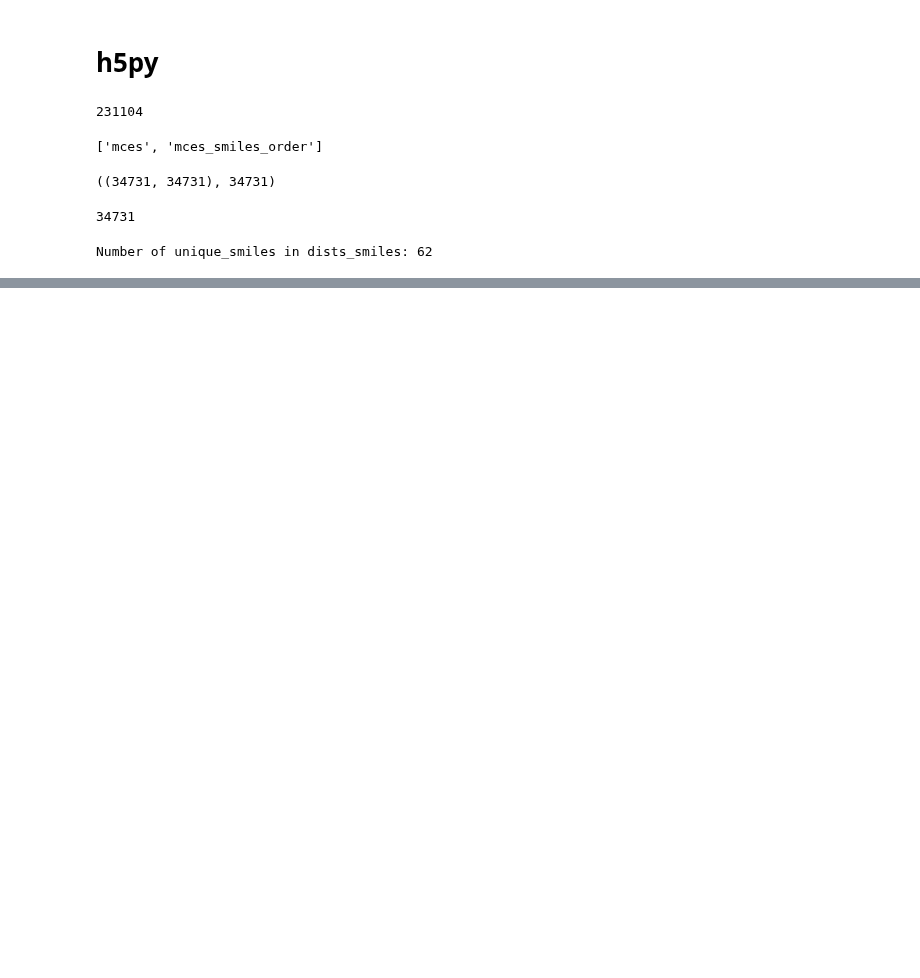
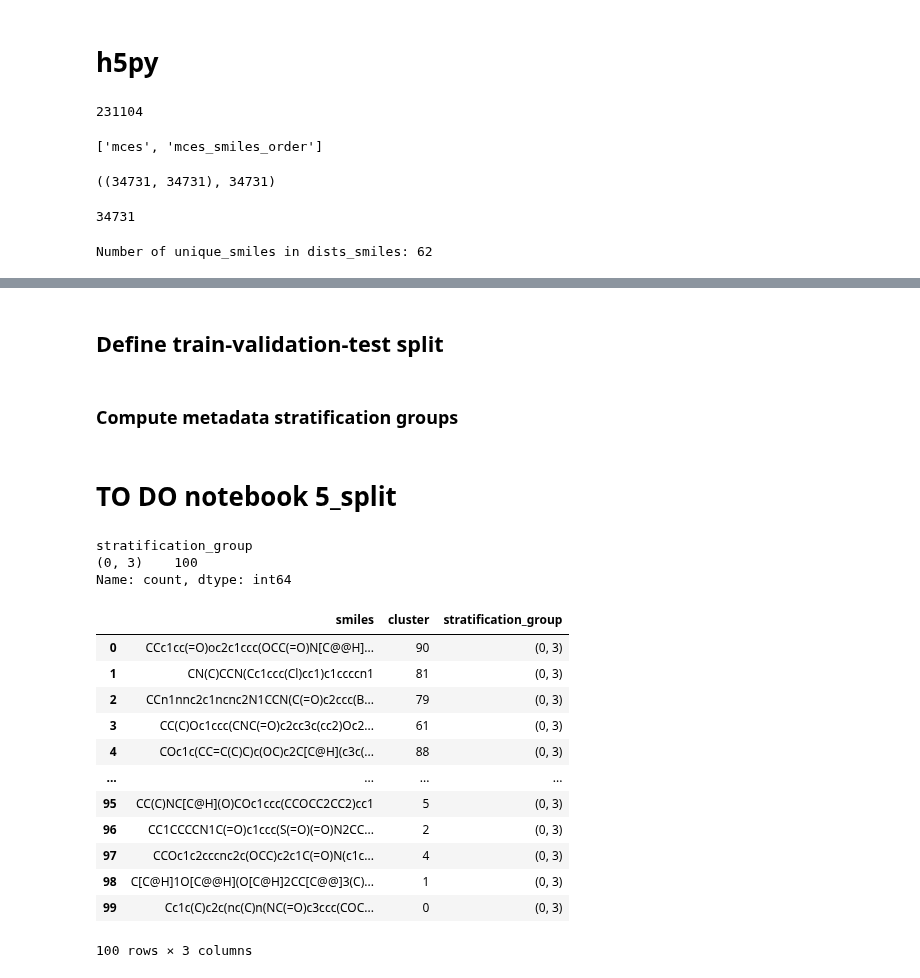
Before and after one commit to Jozefov/MassSpecGymMSn, a Jupyter notebook: notebooks/MSn/data_split.ipynb, the cells around one changed output, grey strips where cells are left out. Cells and saved outputs as stored; diff of their text form; code cells hidden in the pictures; blank space fills up the shorter version.

```diff
--- a/notebooks/MSn/data_split.ipynb
+++ b/notebooks/MSn/data_split.ipynb
@@ -147,0 +150,4 @@ pulp.listSolvers(onlyAvailable=True)
+# %%
+# There should be all smiles not only unique
+df = pd.read_csv('/Users/macbook/CODE/MS/data/MSn/MSn/unique_smiles_small.csv', sep='\t')
+len(df)
@@ -147,0 +165,3 @@ pulp.listSolvers(onlyAvailable=True)
+# %%
+for s in df['smiles'].unique():
+    assert s in dists_smiles
@@ -147,0 +216,61 @@ pulp.listSolvers(onlyAvailable=True)
+# %% [markdown]
+## Define train-validation-test split
+# %% [markdown]
+### Compute metadata stratification groups
+# %% [markdown]
+# TO DO notebook 5_split
+# %%
+smiles_to_cluster = dict(zip(dists_smiles, clusters))
+df['cluster'] = df['smiles'].map(smiles_to_cluster)
+
+# top_k_ces = df['collision_energy'].value_counts().index[:5]
+smiles_vc = df['smiles'].value_counts()
+
+# def simple_ce(ce):
+#     if pd.isnull(ce):
+#         return 'none'
+#     if ce in top_k_ces:
+#         return str(ce)
+#     return 'other'
+
+def simple_smiles_count(smiles):
+    c = smiles_vc[smiles]
+    if c < 3:
+        return '(0, 3)'
+    elif c <= 5:
+        return '(3, 5]'
+    elif c > 100:
+        return '(100, inf)'
+    return '(5, 100]'
+
+def stratification_group(row):
+    return str(simple_smiles_count(row['smiles']))
+
+# def stratification_group(row):
+#     return str(row['adduct']) + \
+#         str(row['instrument_type']) + \
+#         str(simple_ce(row['collision_energy'])) + \
+#         str(simple_smiles_count(row['smiles']))
+
+df['stratification_group'] = df.apply(stratification_group, axis=1)
+df['stratification_group'].value_counts()
+# %% [output]
+stratification_group
+(0, 3)    100
+Name: count, dtype: int64
+# %%
+df
+# %% [output]
+|  | smiles | cluster | stratification_group |
+| 0 | CCc1cc(=O)oc2c1ccc(OCC(=O)N[C@@H]... | 90 | (0, 3) |
+| 1 | CN(C)CCN(Cc1ccc(Cl)cc1)c1ccccn1 | 81 | (0, 3) |
+| 2 | CCn1nnc2c1ncnc2N1CCN(C(=O)c2ccc(B... | 79 | (0, 3) |
+| 3 | CC(C)Oc1ccc(CNC(=O)c2cc3c(cc2)Oc2... | 61 | (0, 3) |
+| 4 | COc1c(CC=C(C)C)c(OC)c2C[C@H](c3c(... | 88 | (0, 3) |
+| ... | ... | ... | ... |
+| 95 | CC(C)NC[C@H](O)COc1ccc(CCOCC2CC2)cc1 | 5 | (0, 3) |
+| 96 | CC1CCCCN1C(=O)c1ccc(S(=O)(=O)N2CC... | 2 | (0, 3) |
+| 97 | CCOc1c2cccnc2c(OCC)c2c1C(=O)N(c1c... | 4 | (0, 3) |
+| 98 | C[C@H]1O[C@@H](O[C@H]2CC[C@@]3(C)... | 1 | (0, 3) |
+| 99 | Cc1c(C)c2c(nc(C)n(NC(=O)c3ccc(COC... | 0 | (0, 3) |
+100 rows × 3 columns
```
Also changed, not shown: parts of 24 cells of this notebook, 7 other files.
